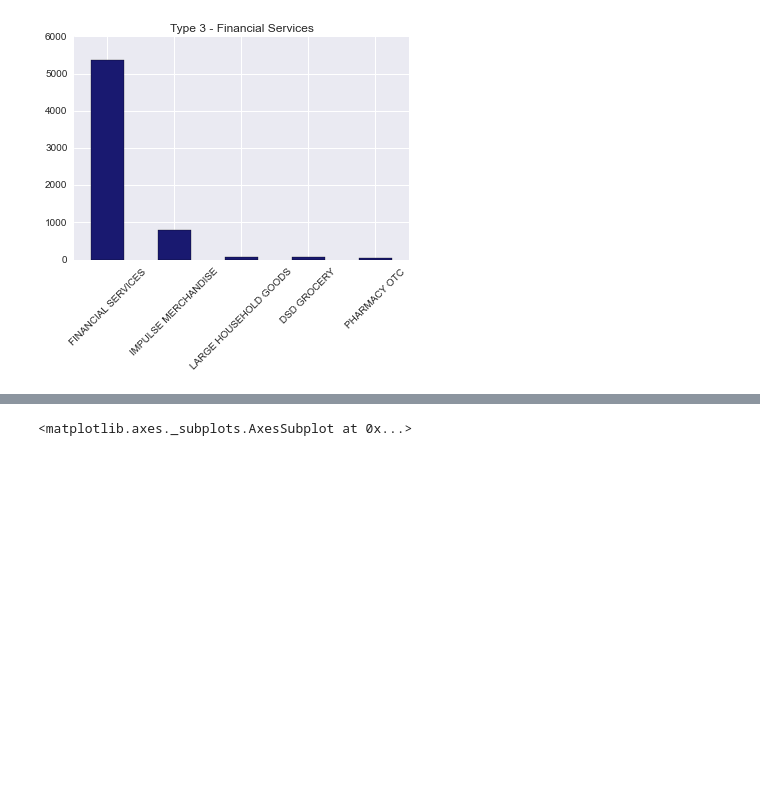
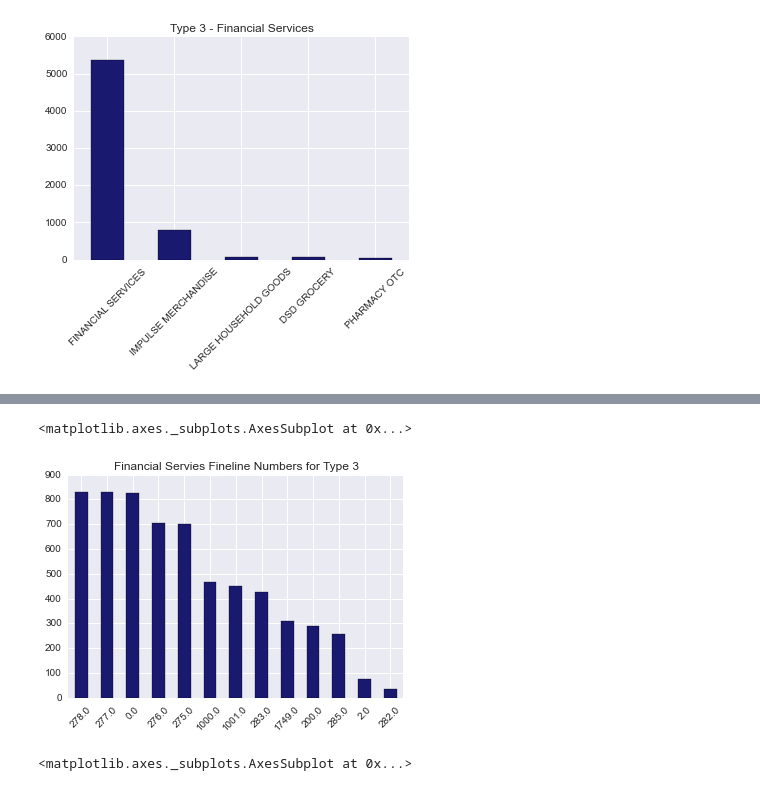
Before and after one commit to hadiviko/Walmart_Kaggle_Competition, a Jupyter notebook: Data Analysis.ipynb, the cells around one changed output, grey strips where cells are left out. Saved outputs shown, nothing was run; the diff lists cells and outputs as text; code cells hidden in the pictures; blank space fills up the shorter version.

```diff
--- a/Data Analysis.ipynb
+++ b/Data Analysis.ipynb
@@ -271,0 +291,5 @@ type_3_items.DepartmentDescription.value_counts().head().plot(kind="bar", rot=45
+# %%
+type_3_fineline.head(13).plot(kind="bar", rot=45, title="Financial Servies Fineline Numbers for Type 3", color="midnightblue")
+# %% [output]
+<matplotlib.axes._subplots.AxesSubplot at 0x...>
+[figure, added]
```
Also changed, not shown: parts of 8 cells of this notebook, 1 other file.
